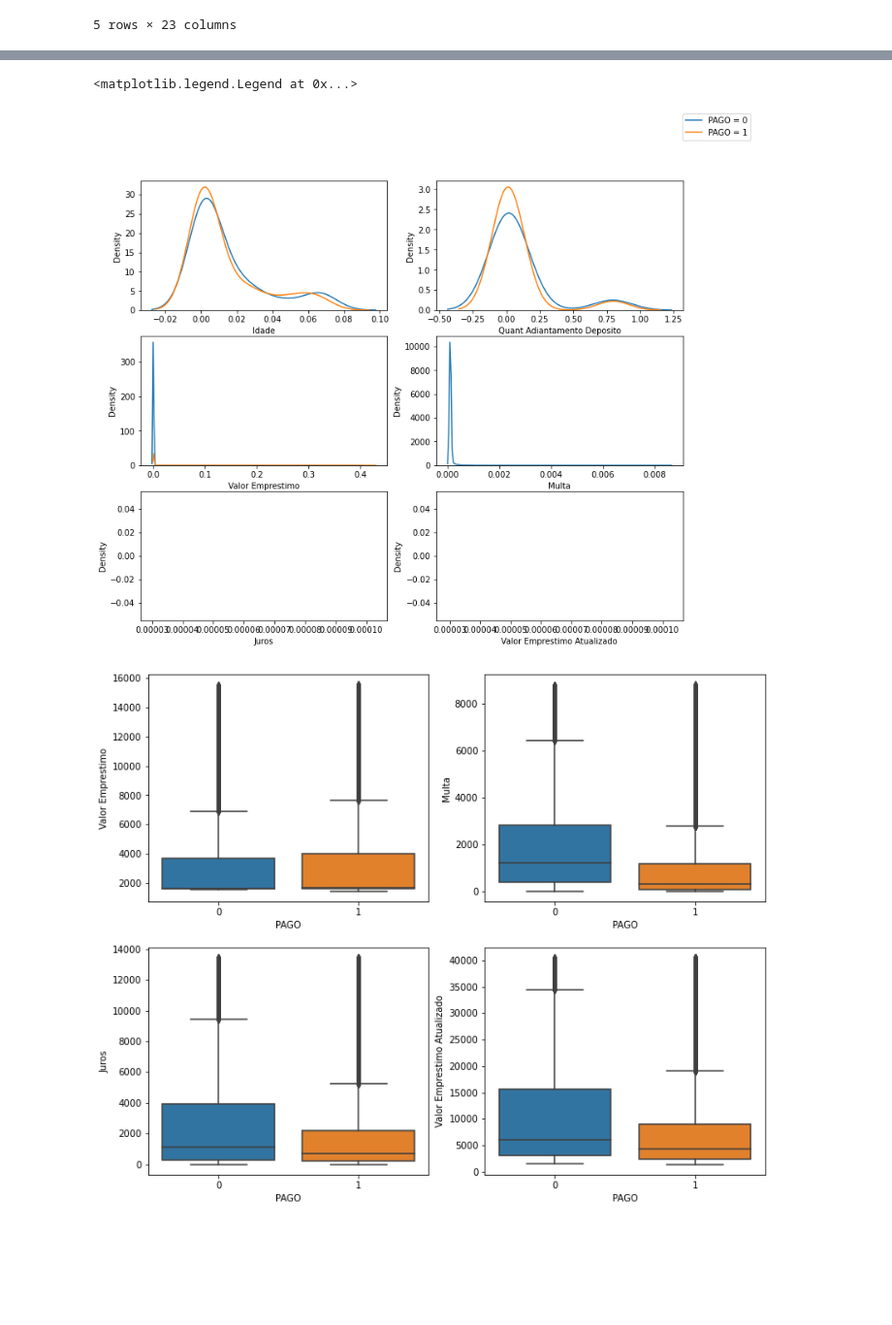
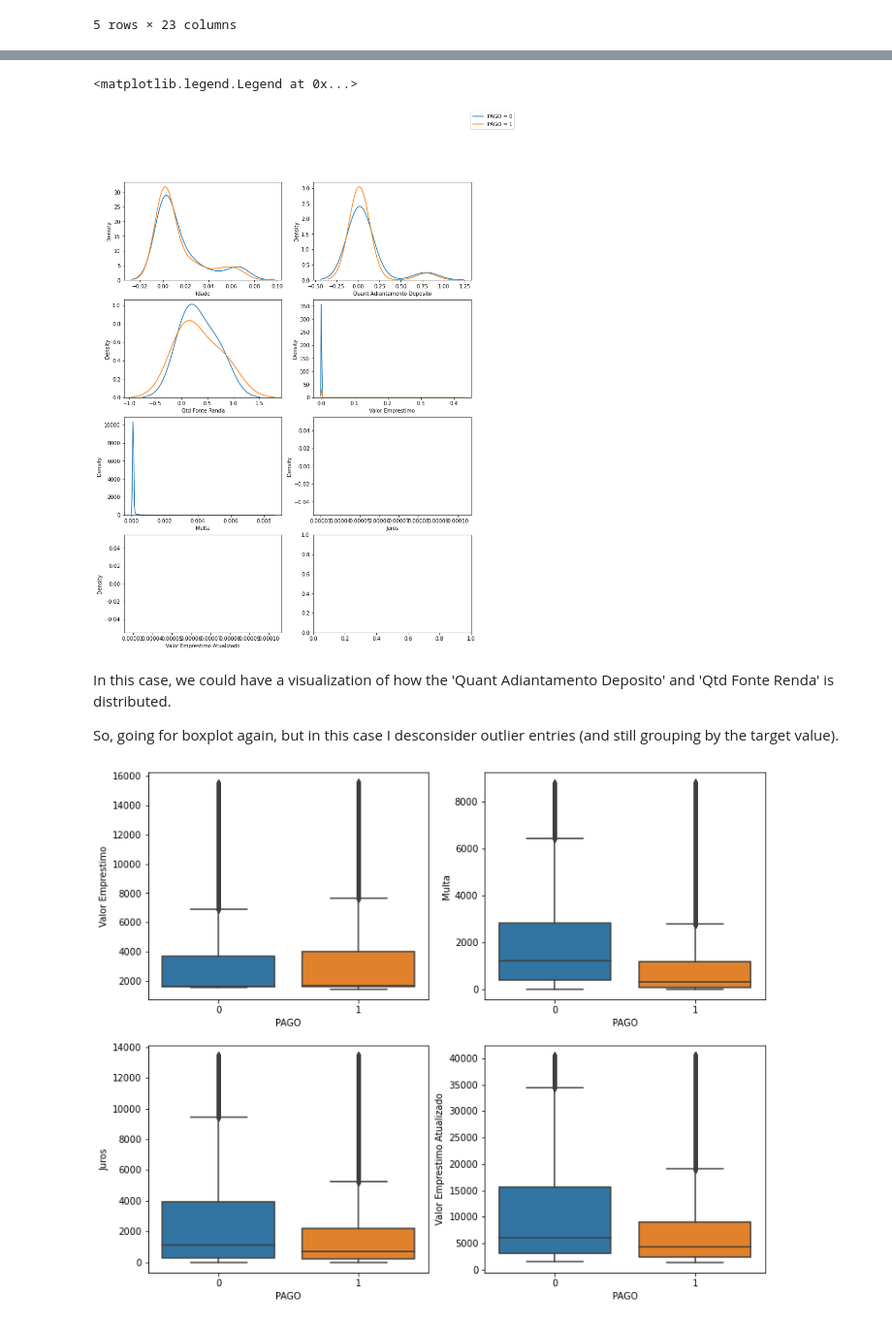
Before and after one commit to rrbarioni/credit-risk-analysis, a Jupyter notebook: src/credit_risk_analysis.ipynb, the cells around one changed output, grey strips where cells are left out. Shown at 97% size. Cells and saved outputs as stored; diff of their text form; code cells hidden in the pictures; blank space fills up the shorter version.

```diff
--- a/src/credit_risk_analysis.ipynb
+++ b/src/credit_risk_analysis.ipynb
@@ -133,3 +178,5 @@ dtype: float64
 # %%
-above_percentage_nan_features = [col for col in df.columns if df[col].isnull().mean() >= 0.8]
-df = df.drop(columns=above_percentage_nan_features, errors='ignore')
+missing_threshold = 0.8
+
+high_prop_missing_features = [col for col in df.columns if df[col].isnull().mean() >= missing_threshold]
+df = df.drop(columns=high_prop_missing_features, errors='ignore')
@@ -166,5 +205,5 @@ Name: PAGO, dtype: float64
 # %%
-cat = ['Escolaridade', 'Dependentes', 'Estado Civil', 'Conta Poupanca', 'Conta Salario', 'Qtd Fonte Renda',
+cat = ['Escolaridade', 'Dependentes', 'Estado Civil', 'Conta Poupanca', 'Conta Salario',
     'Cheque Sem Fundo', 'Conta Conjunta', 'Genero', 'Estado']
-num = ['Idade', 'Quant Adiantamento Deposito', 'Valor Emprestimo', 'Multa', 'Juros',
+num = ['Idade', 'Quant Adiantamento Deposito', 'Qtd Fonte Renda', 'Valor Emprestimo', 'Multa', 'Juros',
     'Valor Emprestimo Atualizado']
@@ -173,7 +214,7 @@ num = ['Idade', 'Quant Adiantamento Deposito', 'Valor Emprestimo', 'Multa', 'Jur
 # %%
 ncols = 2
-nrows = 3
-fig, ax = plt.subplots(ncols=ncols, nrows=nrows, figsize=(12,10))
+nrows = 4
+fig, ax = plt.subplots(ncols=ncols, nrows=nrows, figsize=(12,16))
 
 for i, col in enumerate(num):
     c = i % ncols
@@ -185,22 +230,23 @@ for i, col in enumerate(num):
 # %%
 ncols = 2
-nrows = 3
-fig, ax = plt.subplots(ncols=ncols, nrows=nrows, figsize=(12,10))
+nrows = 4
+fig, ax = plt.subplots(ncols=ncols, nrows=nrows, figsize=(12,16))
 
 for i, col in enumerate(num):
     c = i % ncols
     r = i // ncols
 
-    df_0_col_vc = df[df[target] == 0][col].value_counts(normalize=True)
-    df_1_col_vc = df[df[target] == 1][col].value_counts(normalize=True)
-
-    sns.distplot(df_0_col_vc, hist=False, ax=ax[r][c])
-    sns.distplot(df_1_col_vc, hist=False, ax=ax[r][c])
+    sns.distplot(df[df[target] == 0][col].value_counts(normalize=True), hist=False, ax=ax[r][c])
+    sns.distplot(df[df[target] == 1][col].value_counts(normalize=True), hist=False, ax=ax[r][c])
 
 fig.legend(labels=['%s = 0' % target, '%s = 1' % target])
 # %% [output]
 <matplotlib.legend.Legend at 0x...>
-[figure, old version]
+[figure, new version]
+# %% [markdown]
+In this case, we could have a visualization of how the 'Quant Adiantamento Deposito' and 'Qtd Fonte Renda' is distributed.
+
+So, going for boxplot again, but in this case I desconsider outlier entries (and still grouping by the target value).
 # %%
 ncols = 2
 nrows = 2
```
Also changed, not shown: parts of 38 cells of this notebook.
